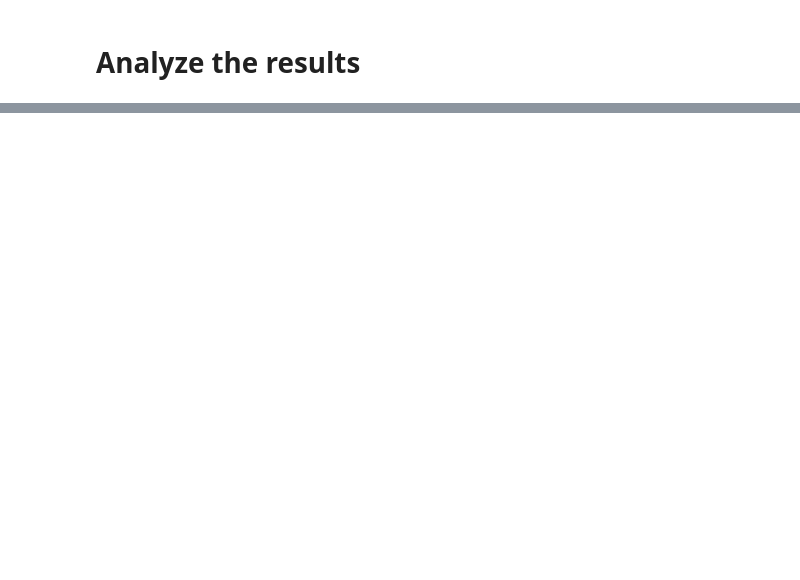
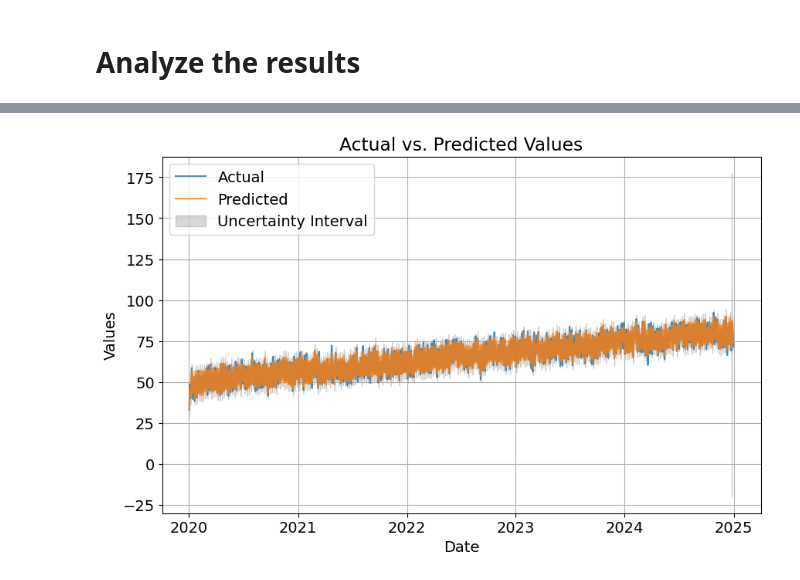
Before and after one commit to vikranth1000/tutorials, a Jupyter notebook: tutorial_prophet/src/Prophet.ipynb, the cells around one changed output, grey strips where cells are left out. Drawn from its saved outputs; the diff is of its cells as text; code cells hidden in the pictures; blank space fills up the shorter version.

```diff
--- a/tutorial_prophet/src/Prophet.ipynb
+++ b/tutorial_prophet/src/Prophet.ipynb
@@ -433,0 +567,20 @@ model.plot(oos_forecast, include_legend=True)
+# %%
+plt.figure(figsize=(10, 6))
+plt.plot(forecast['ds'], forecast['y'], label='Actual', alpha=0.8)
+plt.plot(forecast['ds'], forecast['yhat'], label='Predicted', alpha=0.8)
+plt.fill_between(
+    forecast['ds'],
+    forecast['yhat_lower'],
+    forecast['yhat_upper'],
+    color='gray',
+    alpha=0.3,
+    label='Uncertainty Interval'
+)
+plt.xlabel('Date')
+plt.ylabel('Values')
+plt.title('Actual vs. Predicted Values')
+plt.legend()
+plt.grid(True)
+plt.show()
+# %% [output]
+[figure, added]
```
Also changed, not shown: parts of 38 cells of this notebook, 1 other file.
